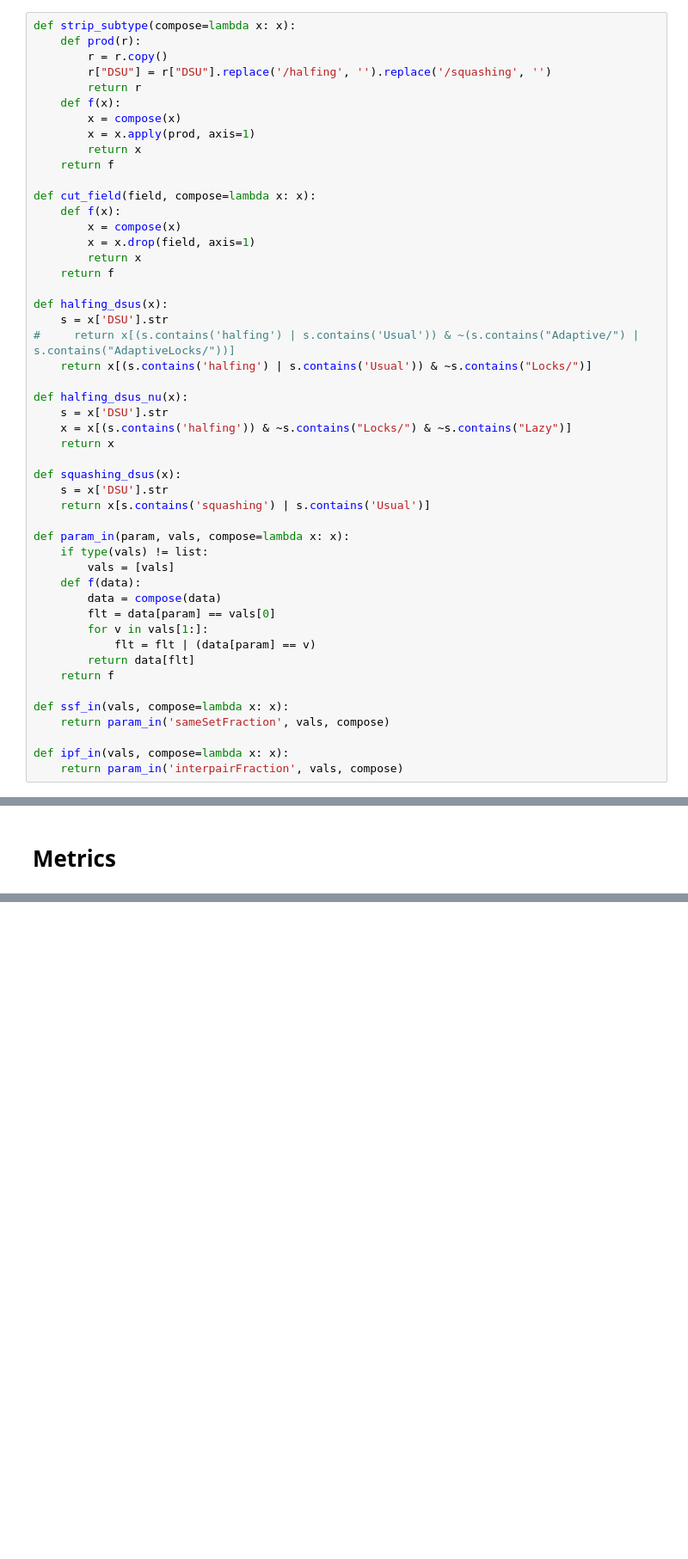
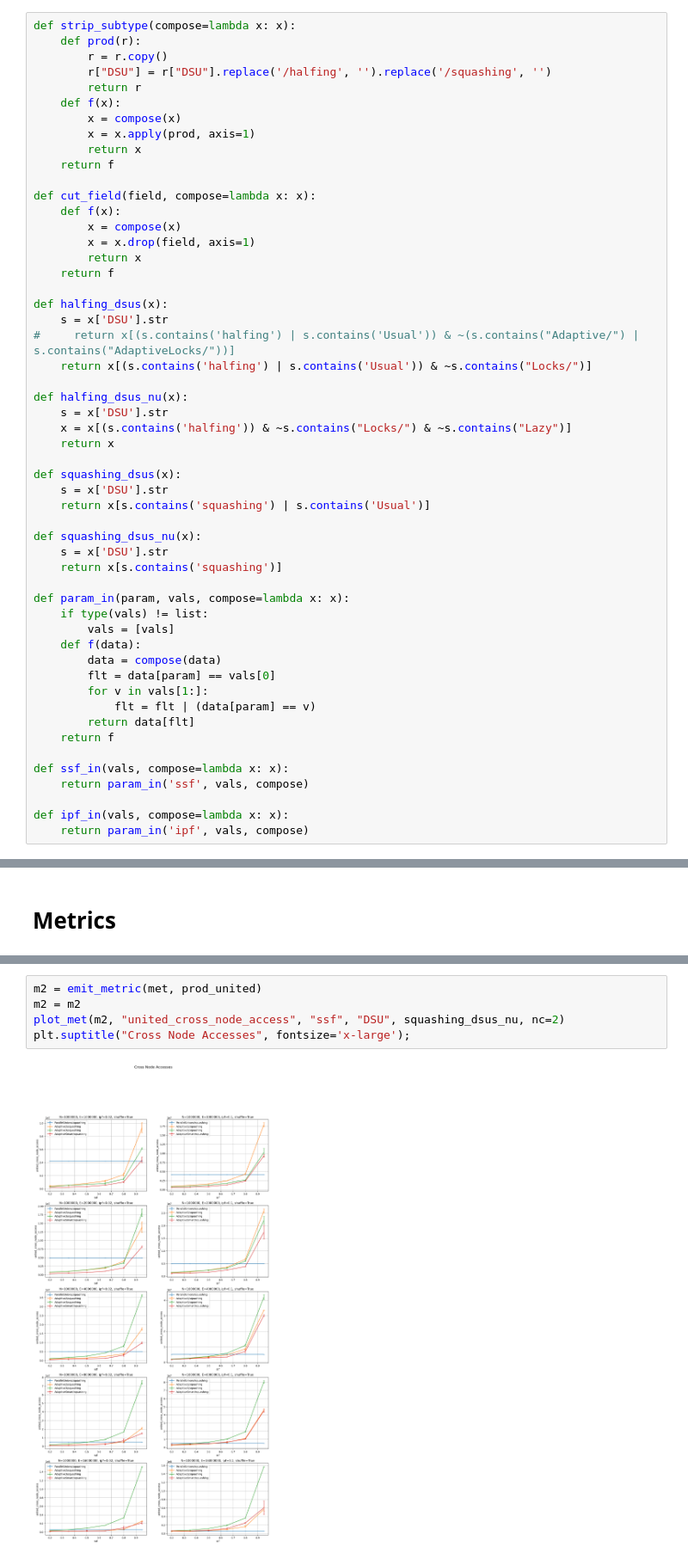
Before and after one commit to raid-7/NUMA-aware-DSU, a Jupyter notebook: postprocess/DSUs.ipynb, the cells around one changed output, grey strips where cells are left out. Shown at 86% size. Cells and saved outputs as stored; diff of their text form; blank space fills up the shorter version.

```diff
--- a/postprocess/DSUs.ipynb
+++ b/postprocess/DSUs.ipynb
@@ -163,6 +239,10 @@ def squashing_dsus(x):
     s = x['DSU'].str
     return x[s.contains('squashing') | s.contains('Usual')]
 
+def squashing_dsus_nu(x):
+    s = x['DSU'].str
+    return x[s.contains('squashing')]
+
 def param_in(param, vals, compose=lambda x: x):
     if type(vals) != list:
         vals = [vals]
@@ -175,7 +255,7 @@ def param_in(param, vals, compose=lambda x: x):
     return f
 
 def ssf_in(vals, compose=lambda x: x):
-    return param_in('sameSetFraction', vals, compose)
+    return param_in('ssf', vals, compose)
 
 def ipf_in(vals, compose=lambda x: x):
-    return param_in('interpairFraction', vals, compose)
+    return param_in('ipf', vals, compose)
@@ -237 +297,8 @@ plot_thrpt(data.sort_values(by="E", kind="stable"), "interpairFraction", "DSU",
+# %%
+m2 = emit_metric(met, prod_united)
+m2 = m2
+plot_met(m2, "united_cross_node_access", "ssf", "DSU", squashing_dsus_nu, nc=2)
+plt.suptitle("Cross Node Accesses", fontsize='x-large');
+# %% [output]
+[figure, added]
 # %%
```
Also changed, not shown: parts of 20 cells of this notebook, 8 other files.
